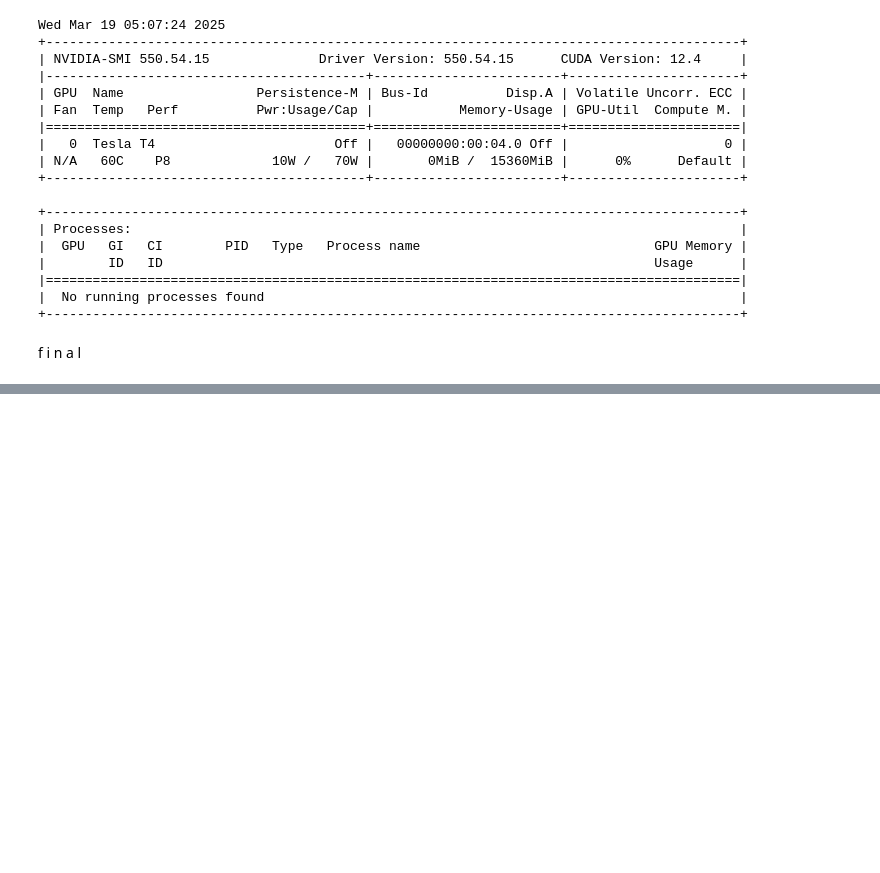
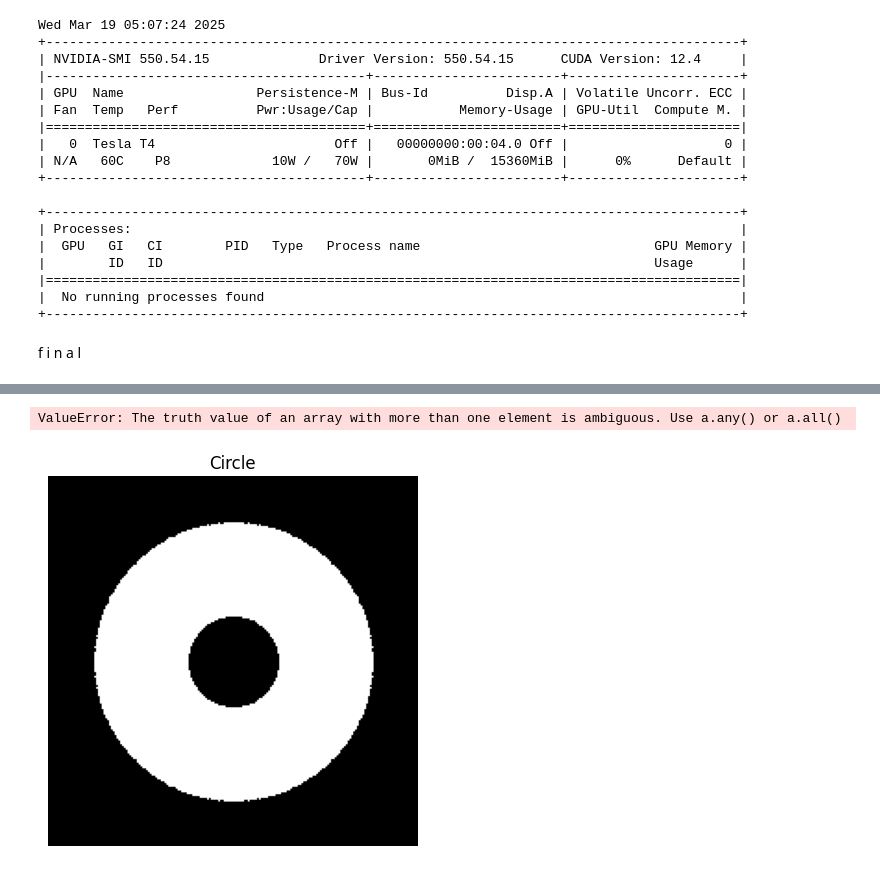
Before and after one commit to modraqueeb/IndusVision, a Jupyter notebook: Task10_MLintern.ipynb, the cells around one changed output, grey strips where cells are left out. Drawn from its saved outputs; the diff is of its cells as text; code cells hidden in the pictures; blank space fills up the shorter version.

```diff
--- a/Task10_MLintern.ipynb
+++ b/Task10_MLintern.ipynb
@@ -124,0 +257,39 @@ print(circles)
+# %%
+import cv2
+import numpy as np
+import matplotlib.pyplot as plt
+
+def createImage(height, width):
+    image = np.zeros((height, width), dtype=np.uint8)
+    return image
+
+def showImage(image, title="Image"):
+    plt.imshow(image, cmap= "gray")
+    plt.title(title)
+    plt.axis("Off")
+    plt.imsave(title+".png",image, cmap="gray")
+
+image = createImage(200, 200)
+circleImage = cv2.circle(image, (100, 100), 50, 255, 50)
+showImage(circleImage, title="Circle")
+
+
+imageact = cv2.imread('/content/g4.BMP')
+
+
+imagefinal=createImage(200,200)
+
+
+for i in range(200):
+  for j in range(200):
+
+    if circleImage[i][j]==(0,0,0):
+      imagefinal[i][j]=imageact[i,j]
+
+    else :
+      imagefinal[i][j]=circleImage[i][j]
+
+showImage(imagefinal)
+# %% [output]
+ValueError: The truth value of an array with more than one element is ambiguous. Use a.any() or a.all()
+[figure, added]
```
Also changed, not shown: parts of 8 cells of this notebook.
